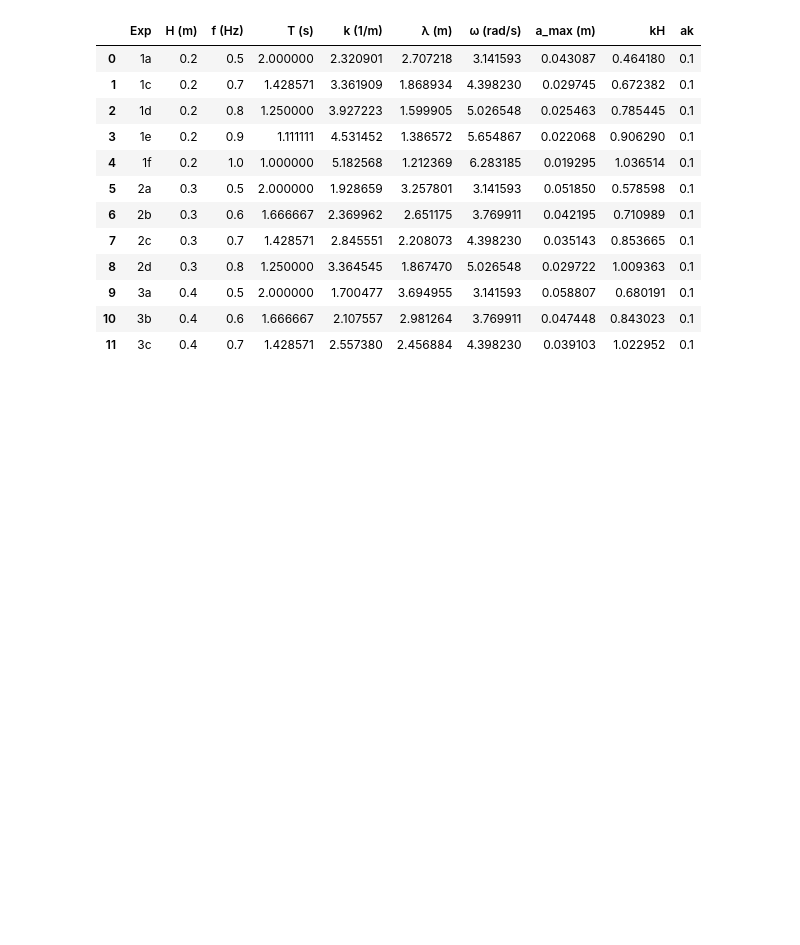
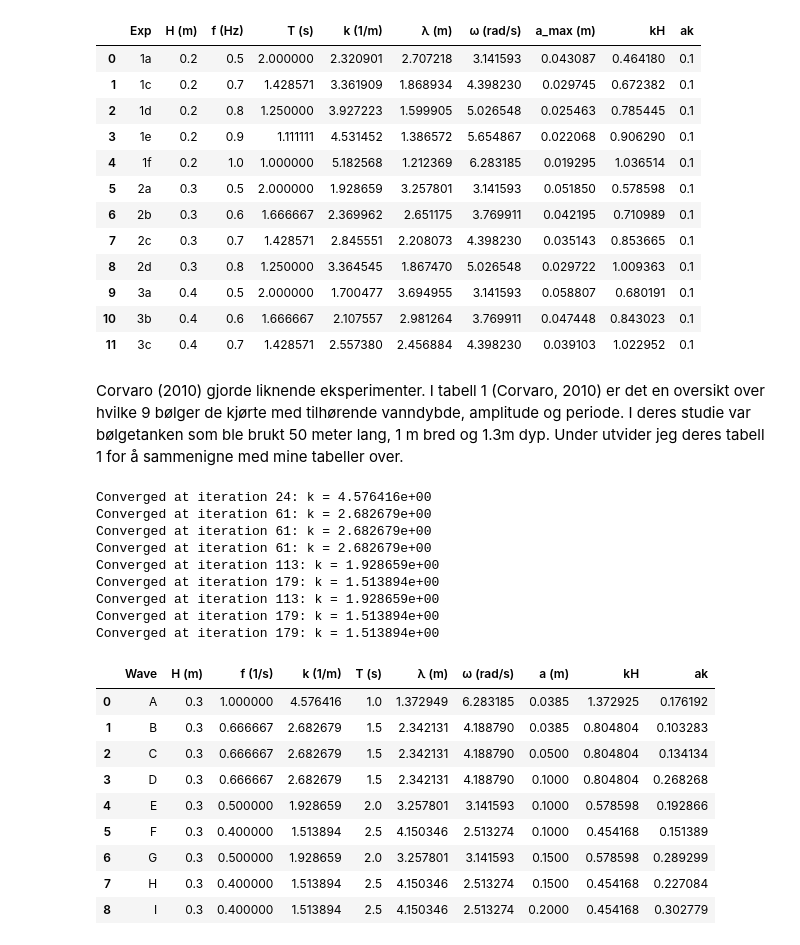
Before and after one commit to kjes4pres/Master_code, a Jupyter notebook: Test_n_prep/wave_params_to_run.ipynb, the cells around one changed output. Drawn from its saved outputs; the diff is of its cells as text; code cells hidden in the pictures; blank space fills up the shorter version.

```diff
--- a/wave_params_to_run.ipynb
+++ b/Test_n_prep/wave_params_to_run.ipynb
@@ -164,7 +164,6 @@ for H in depths:
     for f in frequencies:
         omega = 2 * np.pi * f
         k = solve_dispersion(omega, H)
-        k_for_freq[(H, f)] = k
         T = 1/f
         omega = 2 * np.pi * f
         kH = k * H
@@ -271,3 +269,46 @@ Converged at iteration 16: k = 4.292571e+00
 | 9 | 3a | 0.4 | 0.5 | 2.000000 | 1.700477 | 3.694955 | 3.141593 | 0.058807 | 0.680191 | 0.1 |
 | 10 | 3b | 0.4 | 0.6 | 1.666667 | 2.107557 | 2.981264 | 3.769911 | 0.047448 | 0.843023 | 0.1 |
 | 11 | 3c | 0.4 | 0.7 | 1.428571 | 2.557380 | 2.456884 | 4.398230 | 0.039103 | 1.022952 | 0.1 |
+# %% [markdown]
+Corvaro (2010) gjorde liknende eksperimenter. I tabell 1 (Corvaro, 2010) er det en oversikt over hvilke 9 bølger de kjørte med tilhørende vanndybde, amplitude og periode. I deres studie var bølgetanken som ble brukt 50 meter lang, 1 m bred og 1.3m dyp. Under utvider jeg deres tabell 1 for å sammenigne med mine tabeller over.
+# %%
+H = 0.3
+T = [1.0, 1.5, 1.5, 1.5, 2.0, 2.5, 2.0, 2.5, 2.5]
+amplitudes = [0.0385, 0.0385, 0.050, 0.100, 0.100, 0.100, 0.150, 0.150, 0.200]
+frequencies = [1/t for t in T]
+# %%
+table_data = []
+exp_labels = ["A", "B", "C", "D", "E", "F", "G", "H", "I"]
+
+for label, a, f in zip(exp_labels, amplitudes, frequencies):
+    omega = 2 * np.pi * f
+    k = solve_dispersion(omega, H)
+    kH = k * H
+    ak = k * a
+    T = 1/f
+
+    lam = 2 * np.pi / k
+    table_data.append([label, H, f, k, T, lam, omega, a, kH, ak])
+
+corvaro = pd.DataFrame(table_data, columns=["Wave", "H (m)", "f (1/s)", "k (1/m)", "T (s)", "λ (m)", "ω (rad/s)", "a (m)", "kH", "ak"])
+corvaro
+# %% [output]
+Converged at iteration 24: k = 4.576416e+00
+Converged at iteration 61: k = 2.682679e+00
+Converged at iteration 61: k = 2.682679e+00
+Converged at iteration 61: k = 2.682679e+00
+Converged at iteration 113: k = 1.928659e+00
+Converged at iteration 179: k = 1.513894e+00
+Converged at iteration 113: k = 1.928659e+00
+Converged at iteration 179: k = 1.513894e+00
+Converged at iteration 179: k = 1.513894e+00
+|  | Wave | H (m) | f (1/s) | k (1/m) | T (s) | λ (m) | ω (rad/s) | a (m) | kH | ak |
+| 0 | A | 0.3 | 1.000000 | 4.576416 | 1.0 | 1.372949 | 6.283185 | 0.0385 | 1.372925 | 0.176192 |
+| 1 | B | 0.3 | 0.666667 | 2.682679 | 1.5 | 2.342131 | 4.188790 | 0.0385 | 0.804804 | 0.103283 |
+| 2 | C | 0.3 | 0.666667 | 2.682679 | 1.5 | 2.342131 | 4.188790 | 0.0500 | 0.804804 | 0.134134 |
+| 3 | D | 0.3 | 0.666667 | 2.682679 | 1.5 | 2.342131 | 4.188790 | 0.1000 | 0.804804 | 0.268268 |
+| 4 | E | 0.3 | 0.500000 | 1.928659 | 2.0 | 3.257801 | 3.141593 | 0.1000 | 0.578598 | 0.192866 |
+| 5 | F | 0.3 | 0.400000 | 1.513894 | 2.5 | 4.150346 | 2.513274 | 0.1000 | 0.454168 | 0.151389 |
+| 6 | G | 0.3 | 0.500000 | 1.928659 | 2.0 | 3.257801 | 3.141593 | 0.1500 | 0.578598 | 0.289299 |
+| 7 | H | 0.3 | 0.400000 | 1.513894 | 2.5 | 4.150346 | 2.513274 | 0.1500 | 0.454168 | 0.227084 |
+| 8 | I | 0.3 | 0.400000 | 1.513894 | 2.5 | 4.150346 | 2.513274 | 0.2000 | 0.454168 | 0.302779 |
```
Also changed, not shown: parts of 1 cell of this notebook, 1 other file.
